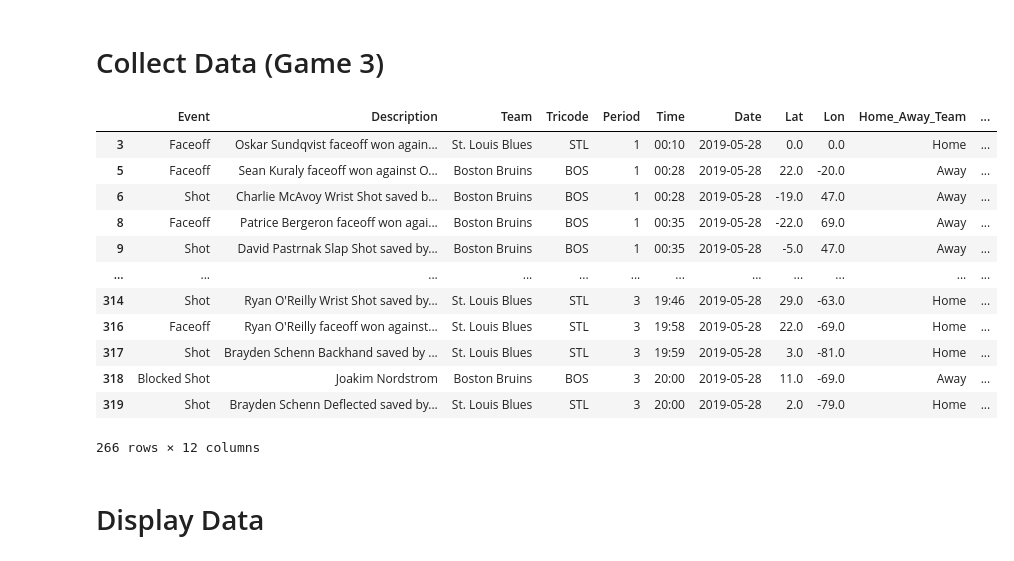
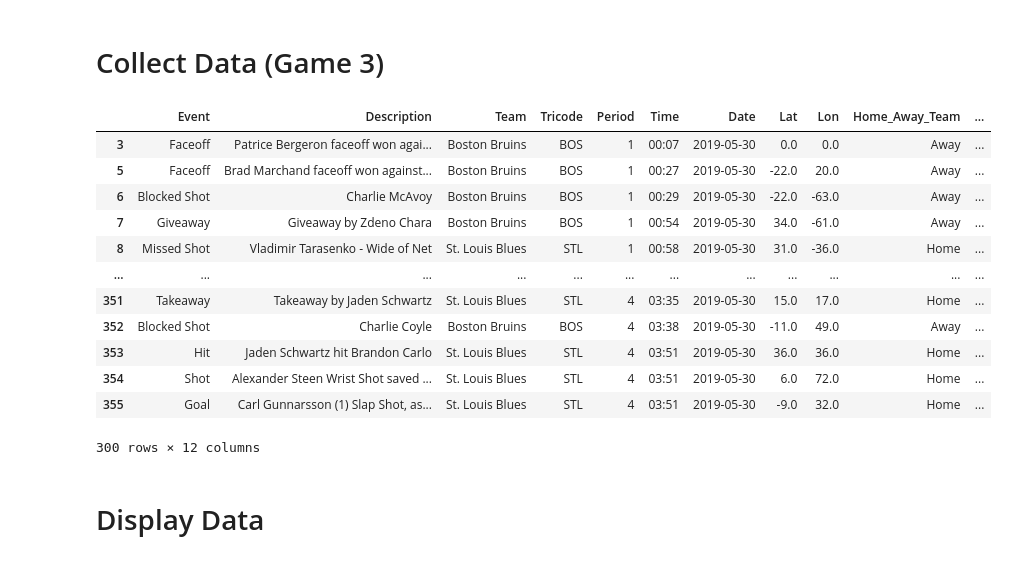
Before and after one commit to vanmeciv/icerinks, a Jupyter notebook: finals/py/Game2/Game_2.ipynb, the cells around one changed output. Cells and saved outputs as stored; diff of their text form; code cells hidden in the pictures.

Commit message:
updating per/game data

```diff
--- a/finals/py/Game2/Game_2.ipynb
+++ b/finals/py/Game2/Game_2.ipynb
@@ -21,7 +21,7 @@ import re
 # https://stackoverflow.com/questions/41100303/convert-api-to-pandas-dataframe
 
 
-r = requests.get('https://statsapi.web.nhl.com/api/v1/game/2018030411/feed/live')
+r = requests.get('https://statsapi.web.nhl.com/api/v1/game/2018030412/feed/live')
 
 
 def jprint(obj):
@@ -166,45 +166,45 @@ df['Swap'] = np.where(df['Period'].values == df['AssigningSides'].astype(int), '
 
 # Create new column that returns opposite longitude for everything during 2nd Period (*-1)
 # df['Lon_2ndPer'] = np.where(df['Period'] == 2, df['Lon']*-1, df['Lon'])
 #Transpose the New column over the old "Lon"
 df['Lon'] = np.where(df['Period'] == 2, df['Lon']*-1, df['Lon'])
 
 # #Transpose the new column over the old "lon" only during the 2nd period
 # df['Lon'] = np.where(df['Period'] == 2, df['AwayLon_2ndPer'], )
 
 
 
 # df['Lon'] = np.where(df['Period'] != 2, df['AwayLon_2ndPer'], 0.0)
 
 
 
 # #NEW CODE (Makes everything on X-Axis Opposite)
 # df['2ndPer_ZoneChange'] = np.where(df['Lon'] != 0, df['Lon']*-1, 0)
 
 
 # #Transpose the New column over the old "Lon"
 # df['Lon'] = np.where(df['Period'] == 2, df['Lon']*-1, 0)
 
 pd.set_option("display.max_rows", 30)
 
 df
 
 # # SAVING TO FILE!
 # df.to_csv('2019SCF_events.csv', header = True, mode = 'a')
 # %% [output]
 |  | Event | Description | Team | Tricode | Period | Time | Date | Lat | Lon | Home_Away_Team | ... |
-| 3 | Faceoff | Oskar Sundqvist faceoff won again... | St. Louis Blues | STL | 1 | 00:10 | 2019-05-28 | 0.0 | 0.0 | Home | ... |
-| 5 | Faceoff | Sean Kuraly faceoff won against O... | Boston Bruins | BOS | 1 | 00:28 | 2019-05-28 | 22.0 | -20.0 | Away | ... |
-| 6 | Shot | Charlie McAvoy Wrist Shot saved b... | Boston Bruins | BOS | 1 | 00:28 | 2019-05-28 | -19.0 | 47.0 | Away | ... |
-| 8 | Faceoff | Patrice Bergeron faceoff won agai... | Boston Bruins | BOS | 1 | 00:35 | 2019-05-28 | -22.0 | 69.0 | Away | ... |
-| 9 | Shot | David Pastrnak Slap Shot saved by... | Boston Bruins | BOS | 1 | 00:35 | 2019-05-28 | -5.0 | 47.0 | Away | ... |
+| 3 | Faceoff | Patrice Bergeron faceoff won agai... | Boston Bruins | BOS | 1 | 00:07 | 2019-05-30 | 0.0 | 0.0 | Away | ... |
+| 5 | Faceoff | Brad Marchand faceoff won against... | Boston Bruins | BOS | 1 | 00:27 | 2019-05-30 | -22.0 | 20.0 | Away | ... |
+| 6 | Blocked Shot | Charlie McAvoy | Boston Bruins | BOS | 1 | 00:29 | 2019-05-30 | -22.0 | -63.0 | Away | ... |
+| 7 | Giveaway | Giveaway by Zdeno Chara | Boston Bruins | BOS | 1 | 00:54 | 2019-05-30 | 34.0 | -61.0 | Away | ... |
+| 8 | Missed Shot | Vladimir Tarasenko - Wide of Net | St. Louis Blues | STL | 1 | 00:58 | 2019-05-30 | 31.0 | -36.0 | Home | ... |
 | ... | ... | ... | ... | ... | ... | ... | ... | ... | ... | ... | ... |
-| 314 | Shot | Ryan O'Reilly Wrist Shot saved by... | St. Louis Blues | STL | 3 | 19:46 | 2019-05-28 | 29.0 | -63.0 | Home | ... |
-| 316 | Faceoff | Ryan O'Reilly faceoff won against... | St. Louis Blues | STL | 3 | 19:58 | 2019-05-28 | 22.0 | -69.0 | Home | ... |
-| 317 | Shot | Brayden Schenn Backhand saved by ... | St. Louis Blues | STL | 3 | 19:59 | 2019-05-28 | 3.0 | -81.0 | Home | ... |
-| 318 | Blocked Shot | Joakim Nordstrom | Boston Bruins | BOS | 3 | 20:00 | 2019-05-28 | 11.0 | -69.0 | Away | ... |
-| 319 | Shot | Brayden Schenn Deflected saved by... | St. Louis Blues | STL | 3 | 20:00 | 2019-05-28 | 2.0 | -79.0 | Home | ... |
+| 351 | Takeaway | Takeaway by Jaden Schwartz | St. Louis Blues | STL | 4 | 03:35 | 2019-05-30 | 15.0 | 17.0 | Home | ... |
+| 352 | Blocked Shot | Charlie Coyle | Boston Bruins | BOS | 4 | 03:38 | 2019-05-30 | -11.0 | 49.0 | Away | ... |
+| 353 | Hit | Jaden Schwartz hit Brandon Carlo | St. Louis Blues | STL | 4 | 03:51 | 2019-05-30 | 36.0 | 36.0 | Home | ... |
+| 354 | Shot | Alexander Steen Wrist Shot saved ... | St. Louis Blues | STL | 4 | 03:51 | 2019-05-30 | 6.0 | 72.0 | Home | ... |
+| 355 | Goal | Carl Gunnarsson (1) Slap Shot, as... | St. Louis Blues | STL | 4 | 03:51 | 2019-05-30 | -9.0 | 32.0 | Home | ... |
-266 rows × 12 columns
+300 rows × 12 columns
 # %% [markdown]
 # Display Data
 # %%
```
Also changed, not shown: 8 other files.
